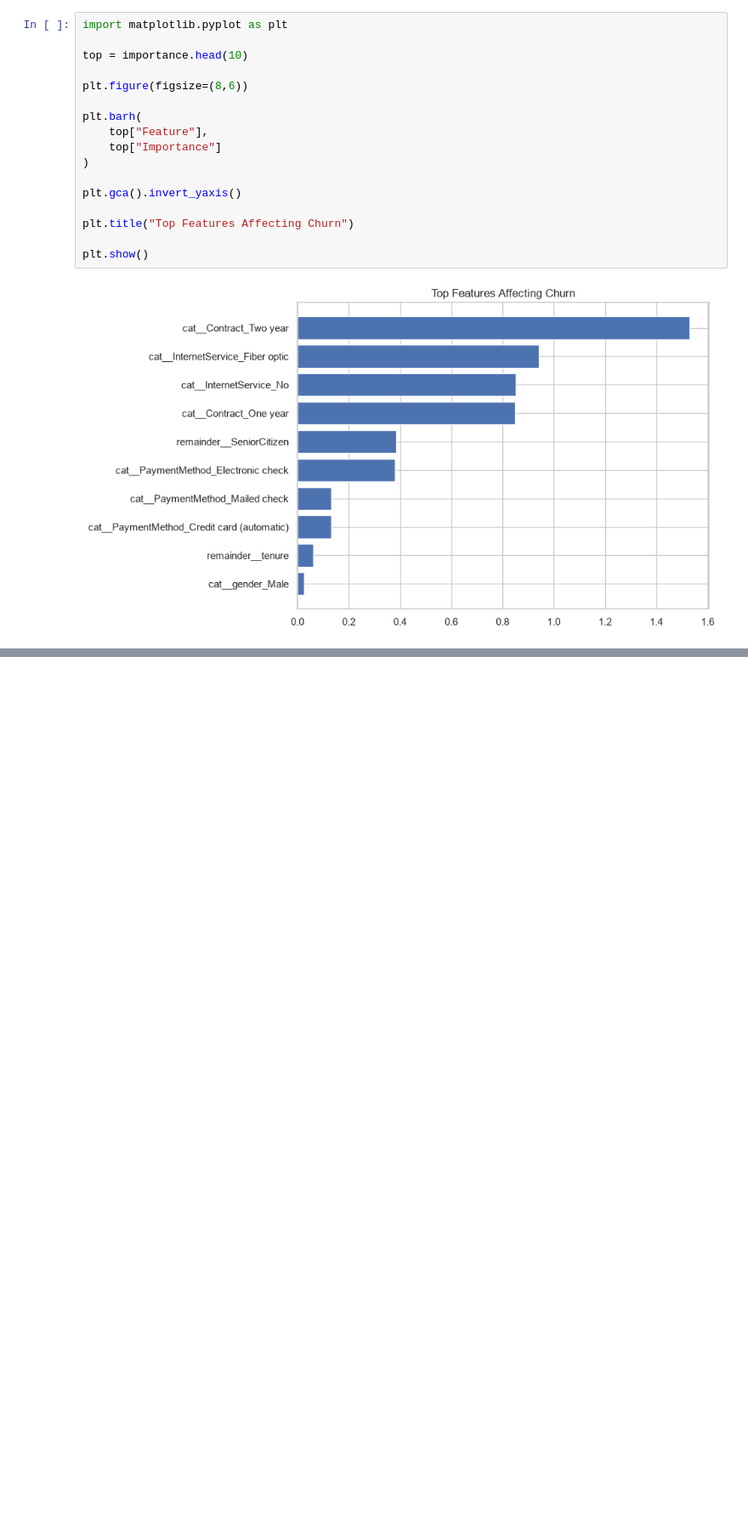
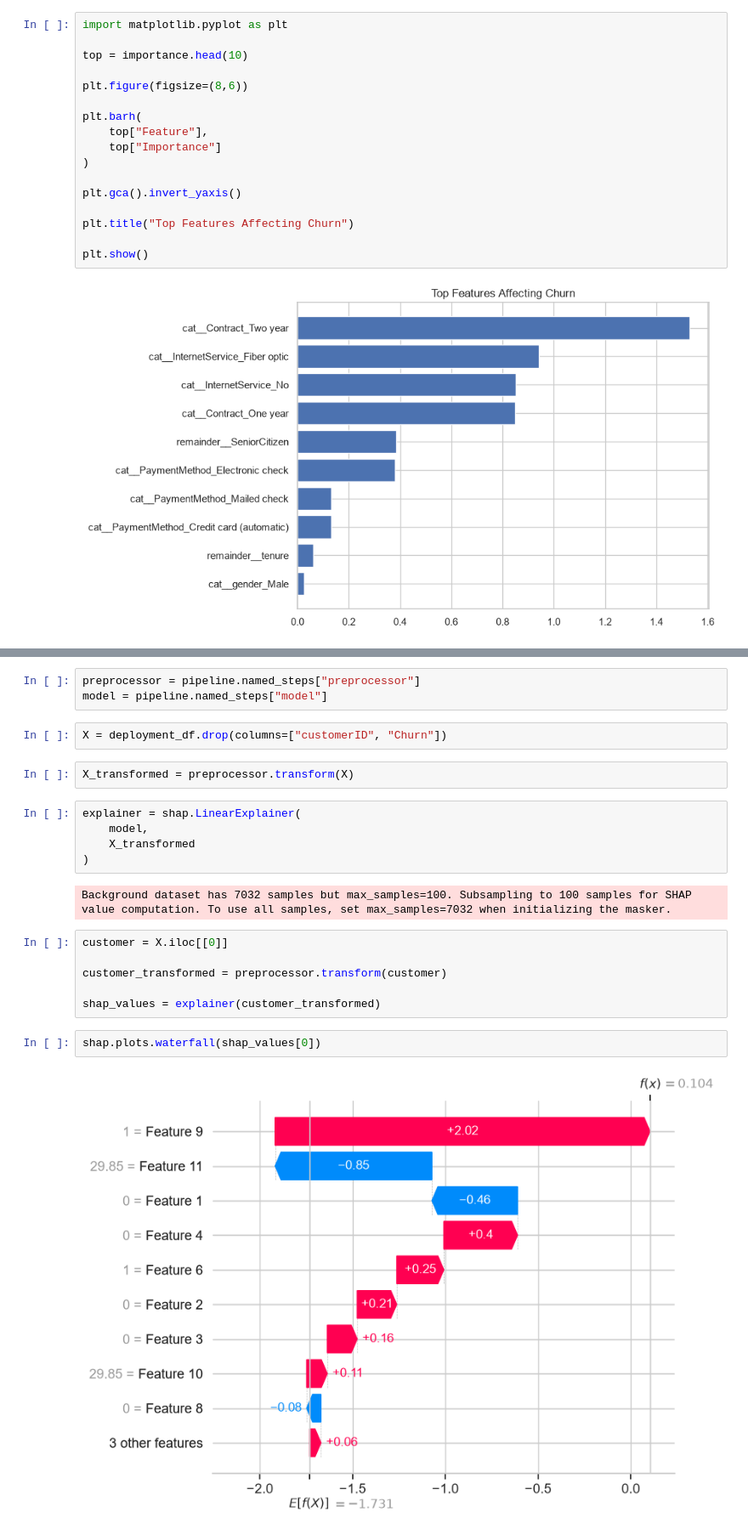
Before and after one commit to Hashini-gitch/Customer_Churn_Prediction, a Jupyter notebook: notebooks/Customer_Churn_Prediction.ipynb, the cells around one changed output, grey strips where cells are left out. Shown at 85% size. Drawn from its saved outputs; the diff is of its cells as text; blank space fills up the shorter version.

```diff
--- a/notebooks/Customer_Churn_Prediction.ipynb
+++ b/notebooks/Customer_Churn_Prediction.ipynb
@@ -1127,0 +1136,24 @@ c:\Users\Hashini Avishka\AppData\Local\Programs\Python\Python314\python.exe
+# %%
+preprocessor = pipeline.named_steps["preprocessor"]
+model = pipeline.named_steps["model"]
+# %%
+X = deployment_df.drop(columns=["customerID", "Churn"])
+# %%
+X_transformed = preprocessor.transform(X)
+# %%
+explainer = shap.LinearExplainer(
+    model,
+    X_transformed
+)
+# %% [output]
+Background dataset has 7032 samples but max_samples=100. Subsampling to 100 samples for SHAP value computation. To use all samples, set max_samples=7032 when initializing the masker.
+# %%
+customer = X.iloc[[0]]
+
+customer_transformed = preprocessor.transform(customer)
+
+shap_values = explainer(customer_transformed)
+# %%
+shap.plots.waterfall(shap_values[0])
+# %% [output]
+[figure, added]
```
Also changed, not shown: parts of 13 cells of this notebook, 6 other files.
